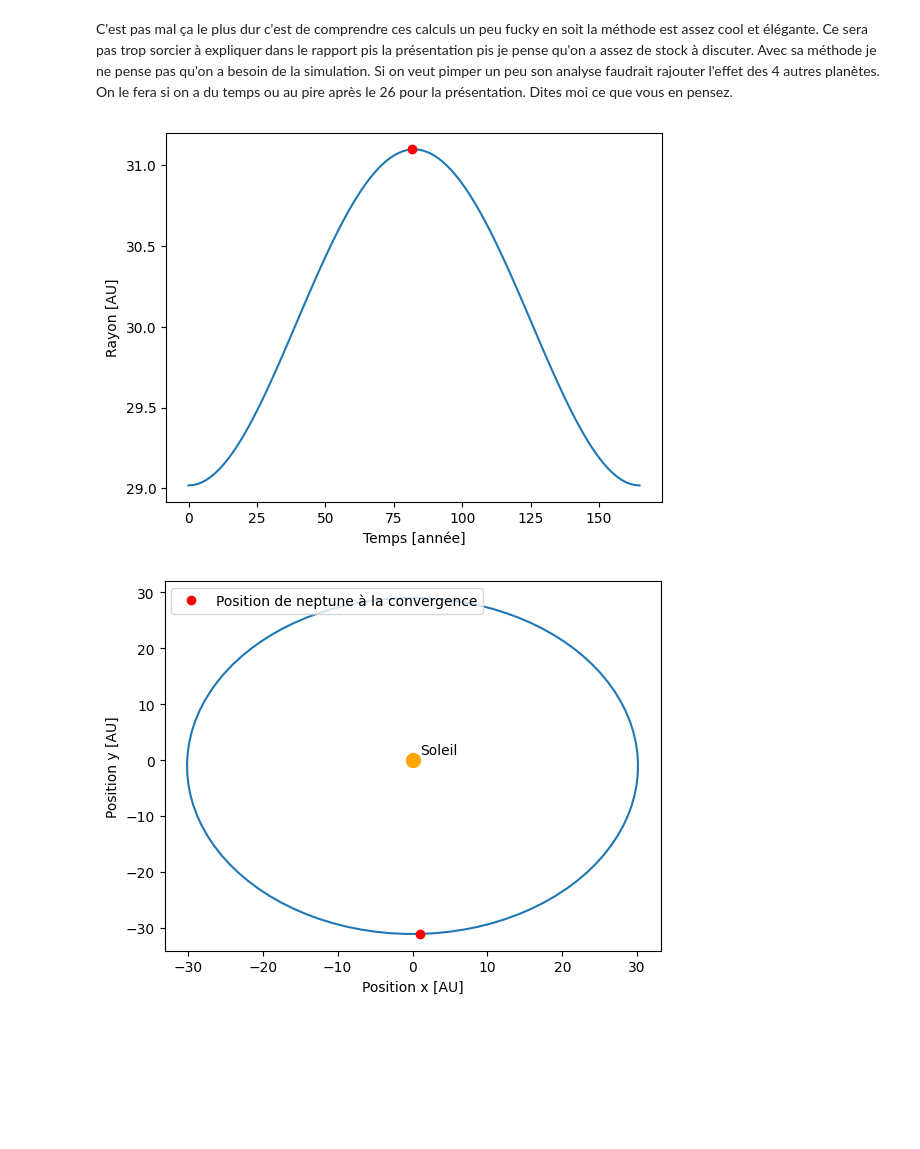
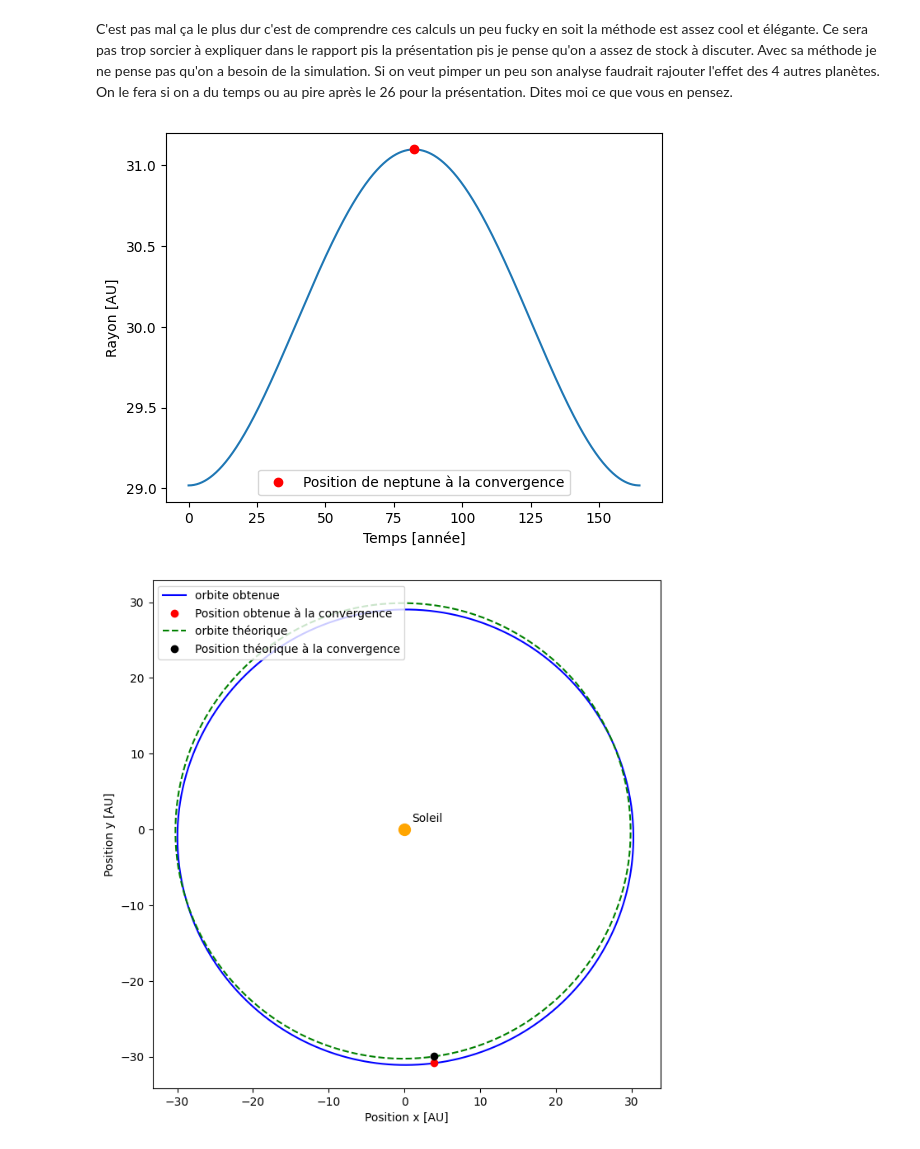
Before and after one commit to BETRU21/PhysNum, a Jupyter notebook: projet/Neptune_Motion copy.ipynb, the cells around one changed output. Cells and saved outputs as stored; diff of their text form; code cells hidden in the pictures; blank space fills up the shorter version.

```diff
--- a/projet/Neptune_Motion copy.ipynb
+++ b/projet/Neptune_Motion copy.ipynb
@@ -518,7 +518,7 @@ R = r_uranus + dr
 esp = np.abs(1-R/semi_major)
 
 
-def E(e, M, n): # Pour relaxation
+def calcuk_E(e, M, n): # Pour relaxation
     E = M
     for _ in range(n):
         E = M + e*np.sin(E)
@@ -528,40 +528,52 @@ def E(e, M, n): # Pour relaxation
 # Mean motion
 n = 2*np.pi/P
 
-t = np.linspace(0, P, 100)
+t = np.linspace(0, P, 1000)
 # Mean anomaly
 M = n*t
-e = []
+E = []
 
 for m in M:
-    e.append(E(esp, m, 1000))
+    E.append(calcuk_E(esp, m, 1000))
 
 
-r = semi_major*(1-esp*np.cos(np.array(e)))
+r = semi_major*(1-esp*np.cos(np.array(E)))
 r_temp = np.abs(r-R)
 ind = np.argmin(r_temp)
 
 fig = plt.figure()
 plt.plot(t, r)
-plt.plot(t[ind], r[ind], 'ro')
+plt.plot(t[ind], r[ind], 'ro', label = 'Position de neptune à la convergence')
 plt.xlabel('Temps [année]')
 plt.ylabel('Rayon [AU]')
+plt.legend()
 plt.show()
 # %% [output]
-[figure, old version]
+[figure, new version]
 # %%
 b = a*np.sqrt(1-esp**2)
 p = b**2/a
-theta = np.linspace(0,2*np.pi, 100)
 
-fig = plt.figure()
-plt.plot(r*np.sin(theta), r*np.cos(theta))
-plt.plot(r[ind]*np.sin(theta[ind]), r[ind]*np.cos(theta[ind]), 'ro', label = 'Position de neptune à la convergence')
+
+neptune2 = Horizons(id="8", location="@sun", epochs={'start': "1823-01-01", 'stop': "1988-01-01",'step': '1y'}, id_type=None).vectors()
+Neptune2 = np.stack([np.array(neptune2[:]["x"]),np.array(neptune2[:]["y"]),np.array(neptune2[:]["z"])],axis=1)
+Nx2, Ny2, Nz2 = Neptune2.T
+
+theta_ini = np.arctan2(Ny2[0], Nx2[0])
+
+theta = np.linspace(-np.pi+theta_ini,np.pi+theta_ini, 1000)
+
+fig = plt.figure(figsize=(12,8))
+plt.plot(r*np.cos(theta), r*np.sin(theta), 'b-', label='orbite obtenue')
+plt.plot(r[ind]*np.cos(theta[ind]), r[ind]*np.sin(theta[ind]), 'ro', label = 'Position obtenue à la convergence')
+plt.plot(Nx2, Ny2, 'g--', label = 'orbite théorique')
+plt.plot(Nx2[0], Ny2[0], 'ko', label = 'Position théorique à la convergence')
 plt.plot(0,0, 'orange', marker='o', markersize=10)
 plt.text(1, 1, 'Soleil')
 plt.xlabel('Position x [AU]')
 plt.ylabel('Position y [AU]')
+plt.axis('square')
 plt.legend(loc='upper left')
 plt.show()
 # %% [output]
-[figure, old version]
+[figure, new version]
```
Also changed, not shown: parts of 1 cell of this notebook.
